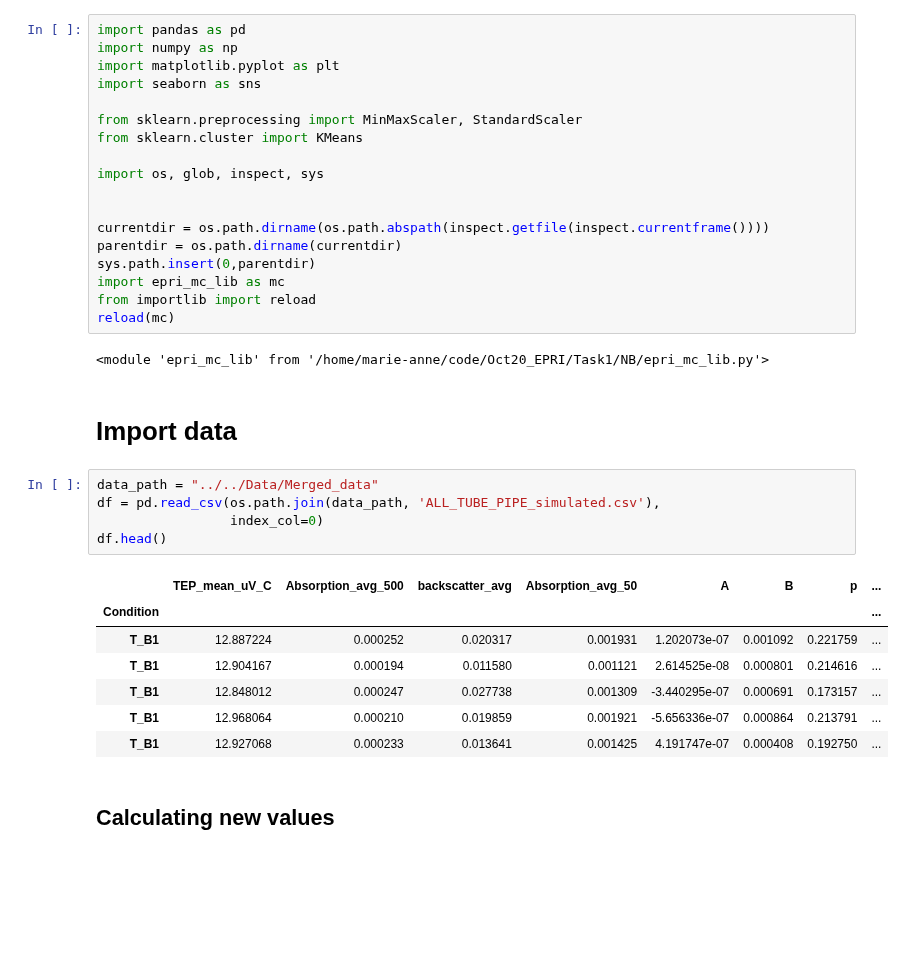
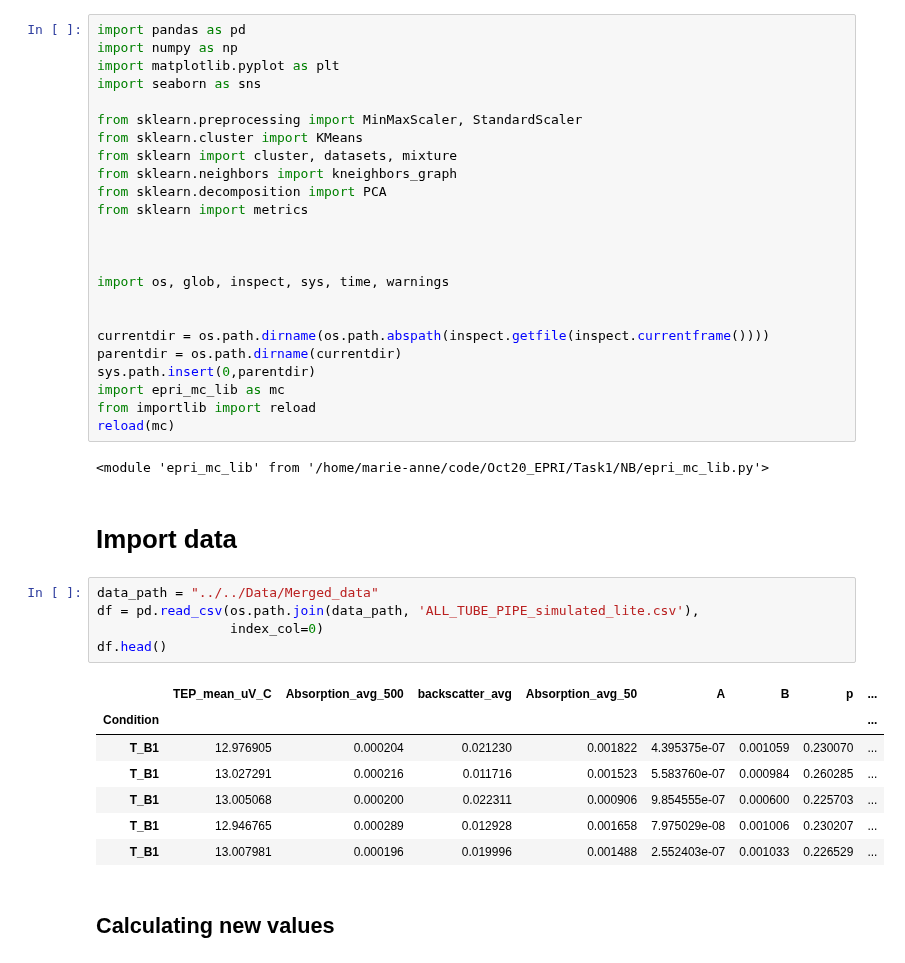
Before and after one commit to Marie-anneMawhin/Oct20_EPRI, a Jupyter notebook: Task1/NB/NB_modeling/model_stack.ipynb, the cells around one changed output. Saved outputs shown, nothing was run; the diff lists cells and outputs as text; blank space fills up the shorter version.

```diff
--- a/Task1/NB/NB_modeling/model_stack.ipynb
+++ b/Task1/NB/NB_modeling/model_stack.ipynb
@@ -6,8 +6,14 @@ import seaborn as sns
 
 from sklearn.preprocessing import MinMaxScaler, StandardScaler
 from sklearn.cluster import KMeans
+from sklearn import cluster, datasets, mixture
+from sklearn.neighbors import kneighbors_graph
+from sklearn.decomposition import PCA
+from sklearn import metrics
 
-import os, glob, inspect, sys
+
+
+import os, glob, inspect, sys, time, warnings
 
 
 currentdir = os.path.dirname(os.path.abspath(inspect.getfile(inspect.currentframe())))
@@ -22,17 +28,17 @@ reload(mc)
 # Import data
 # %%
 data_path = "../../Data/Merged_data"
-df = pd.read_csv(os.path.join(data_path, 'ALL_TUBE_PIPE_simulated.csv'),
+df = pd.read_csv(os.path.join(data_path, 'ALL_TUBE_PIPE_simulated_lite.csv'),
                  index_col=0)
 df.head()
 # %% [output]
 |  | TEP_mean_uV_C | Absorption_avg_500 | backscatter_avg | Absorption_avg_50 | A | B | p | ... |
 | Condition |  |  |  |  |  |  |  | ... |
-| T_B1 | 12.887224 | 0.000252 | 0.020317 | 0.001931 | 1.202073e-07 | 0.001092 | 0.221759 | ... |
-| T_B1 | 12.904167 | 0.000194 | 0.011580 | 0.001121 | 2.614525e-08 | 0.000801 | 0.214616 | ... |
-| T_B1 | 12.848012 | 0.000247 | 0.027738 | 0.001309 | -3.440295e-07 | 0.000691 | 0.173157 | ... |
-| T_B1 | 12.968064 | 0.000210 | 0.019859 | 0.001921 | -5.656336e-07 | 0.000864 | 0.213791 | ... |
-| T_B1 | 12.927068 | 0.000233 | 0.013641 | 0.001425 | 4.191747e-07 | 0.000408 | 0.192750 | ... |
+| T_B1 | 12.976905 | 0.000204 | 0.021230 | 0.001822 | 4.395375e-07 | 0.001059 | 0.230070 | ... |
+| T_B1 | 13.027291 | 0.000216 | 0.011716 | 0.001523 | 5.583760e-07 | 0.000984 | 0.260285 | ... |
+| T_B1 | 13.005068 | 0.000200 | 0.022311 | 0.000906 | 9.854555e-07 | 0.000600 | 0.225703 | ... |
+| T_B1 | 12.946765 | 0.000289 | 0.012928 | 0.001658 | 7.975029e-08 | 0.001006 | 0.230207 | ... |
+| T_B1 | 13.007981 | 0.000196 | 0.019996 | 0.001488 | 2.552403e-07 | 0.001033 | 0.226529 | ... |
 # %% [markdown]
 ## Calculating new values
 # %%
```
Also changed, not shown: parts of 11 cells of this notebook.
